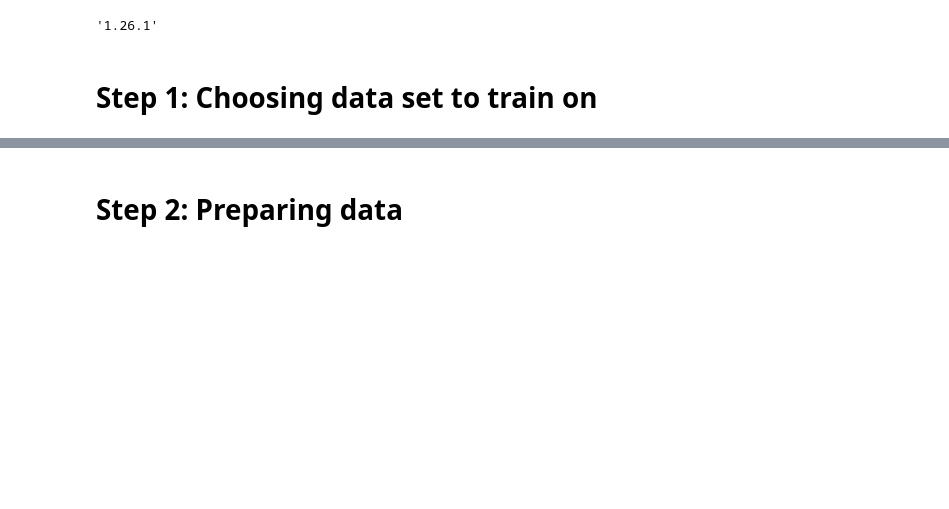
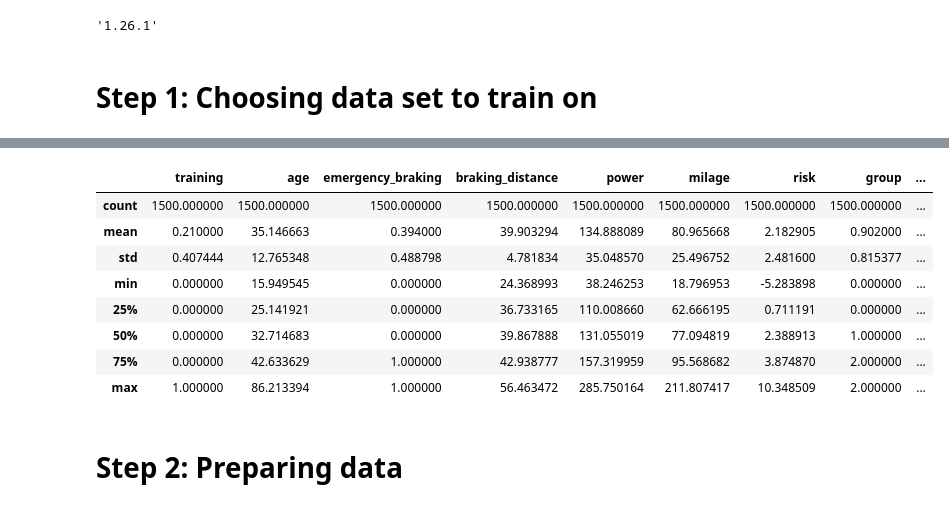
Before and after one commit to DJCordhose/buch-machine-learning-notebooks, a Jupyter notebook: kap11/train.ipynb, the cells around one changed output, grey strips where cells are left out. Drawn from its saved outputs; the diff is of its cells as text; code cells hidden in the pictures; blank space fills up the shorter version.

Commit message:
training notebook rc

```diff
--- a/kap11/train.ipynb
+++ b/kap11/train.ipynb
@@ -79,3 +82,15 @@ else:
+# %%
+df.describe()
+# %% [output]
+|  | training | age | emergency_braking | braking_distance | power | milage | risk | group | ... |
+| count | 1500.000000 | 1500.000000 | 1500.000000 | 1500.000000 | 1500.000000 | 1500.000000 | 1500.000000 | 1500.000000 | ... |
+| mean | 0.210000 | 35.146663 | 0.394000 | 39.903294 | 134.888089 | 80.965668 | 2.182905 | 0.902000 | ... |
+| std | 0.407444 | 12.765348 | 0.488798 | 4.781834 | 35.048570 | 25.496752 | 2.481600 | 0.815377 | ... |
+| min | 0.000000 | 15.949545 | 0.000000 | 24.368993 | 38.246253 | 18.796953 | -5.283898 | 0.000000 | ... |
+| 25% | 0.000000 | 25.141921 | 0.000000 | 36.733165 | 110.008660 | 62.666195 | 0.711191 | 0.000000 | ... |
+| 50% | 0.000000 | 32.714683 | 0.000000 | 39.867888 | 131.055019 | 77.094819 | 2.388913 | 1.000000 | ... |
+| 75% | 0.000000 | 42.633629 | 1.000000 | 42.938777 | 157.319959 | 95.568682 | 3.874870 | 2.000000 | ... |
+| max | 1.000000 | 86.213394 | 1.000000 | 56.463472 | 285.750164 | 211.807417 | 10.348509 | 2.000000 | ... |
 # %% [markdown]
 # Step 2: Preparing data
 # %%
```
Also changed, not shown: parts of 63 cells of this notebook, 7 other files.
